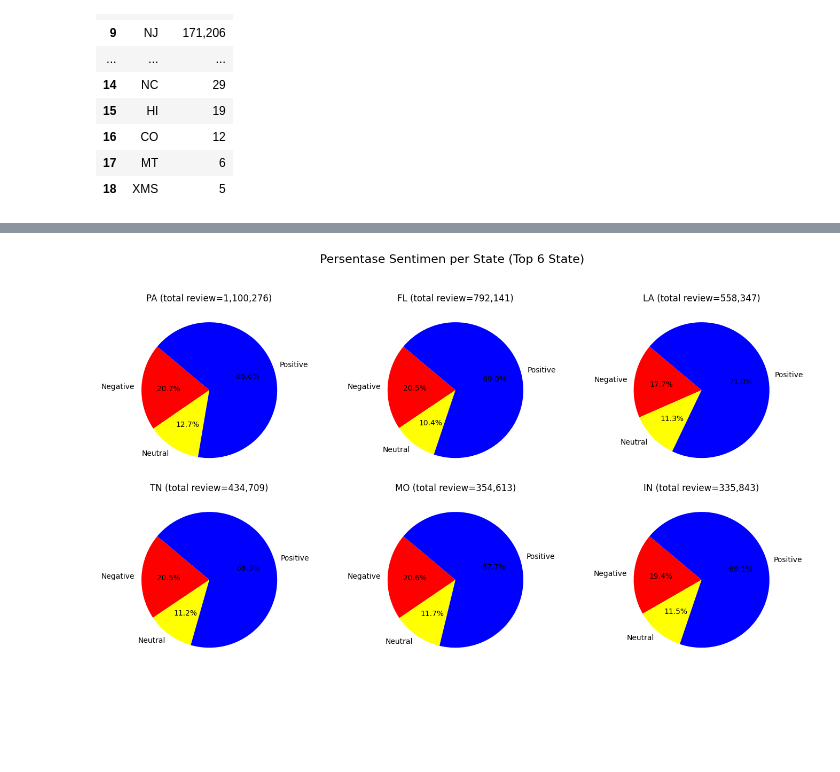
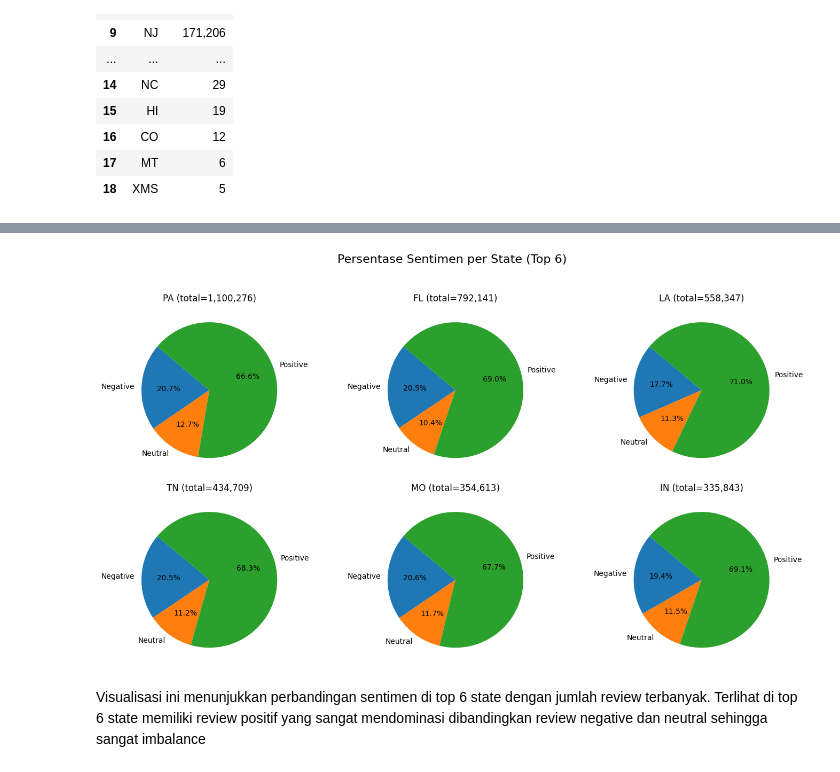
Before and after one commit to Jakij4ki/yelp-sentiment-analysis, a Jupyter notebook: EDA/Percobaan_EDA.ipynb, the cells around one changed output, grey strips where cells are left out. Saved outputs shown, nothing was run; the diff lists cells and outputs as text; code cells hidden in the pictures; blank space fills up the shorter version.

Commit message:
Penambahan EDA di dataset awal dengan menambahkan waktu dan beberapa penjelasan lengkap

```diff
--- a/EDA/Percobaan_EDA.ipynb
+++ b/EDA/Percobaan_EDA.ipynb
@@ -149,45 +155,26 @@ display(sentiment_sorted.style.set_properties(**{'text-align': 'center'})
 # %%
-# Hitung jumlah per state dan sentiment_label
-sentiment_per_state = (
-    df.groupby(["state", "sentiment_label"])
-      .size()
-      .reset_index(name="count")
-)
+# Ambil 6 state dengan jumlah review terbanyak
+top_states = state_order[:6]
+sentiment_top = sentiment_per_state[sentiment_per_state["state"].isin(top_states)]
 
-# Urutkan berdasarkan total review per state
-state_order = (
-    sentiment_per_state.groupby("state")["count"]
-    .sum()
-    .sort_values(ascending=False)
-    .index
-)
-
-# Ambil hanya top 6 state (biar muat di visual)
-top_states = state_order[:6]
-
-# Filter hanya top state
-sentiment_top_states = sentiment_per_state[sentiment_per_state["state"].isin(top_states)]
-
-# Buat 2x3 grid untuk 6 state
-fig, axes = plt.subplots(2, 3, figsize=(14, 8))
+# Plot pie chart per state
+fig, axes = plt.subplots(2, 3, figsize=(14,8))
 axes = axes.flatten()
 
-colors = {"Positive": "blue", "Neutral": "yellow", "Negative": "red"}
-
 for i, state in enumerate(top_states):
-    state_data = sentiment_top_states[sentiment_top_states["state"] == state]
+    data_state = sentiment_top[sentiment_top["state"] == state]
     axes[i].pie(
-        state_data["count"],
-        labels=state_data["sentiment_label"],
+        data_state["count"],
+        labels=data_state["sentiment_label"],
         autopct="%1.1f%%",
-        colors=[colors[label] for label in state_data["sentiment_label"]],
         startangle=140
     )
-    axes[i].set_title(f"{state} (total review={state_data['count'].sum():,})")
+    axes[i].set_title(f"{state} (total={data_state['count'].sum():,})")
 
-# Rapikan layout
-plt.suptitle("Persentase Sentimen per State (Top 6 State)", fontsize=16)
+plt.suptitle("Persentase Sentimen per State (Top 6)", fontsize=16)
 plt.tight_layout(rect=[0, 0, 1, 0.95])
 plt.show()
 # %% [output]
-[figure, old version]
+[figure, new version]
+# %% [markdown]
+Visualisasi ini menunjukkan perbandingan sentimen di top 6 state dengan jumlah review terbanyak. Terlihat di top 6 state memiliki review positif yang sangat mendominasi dibandingkan review negative dan neutral sehingga sangat imbalance
```
Also changed, not shown: parts of 12 cells of this notebook.
